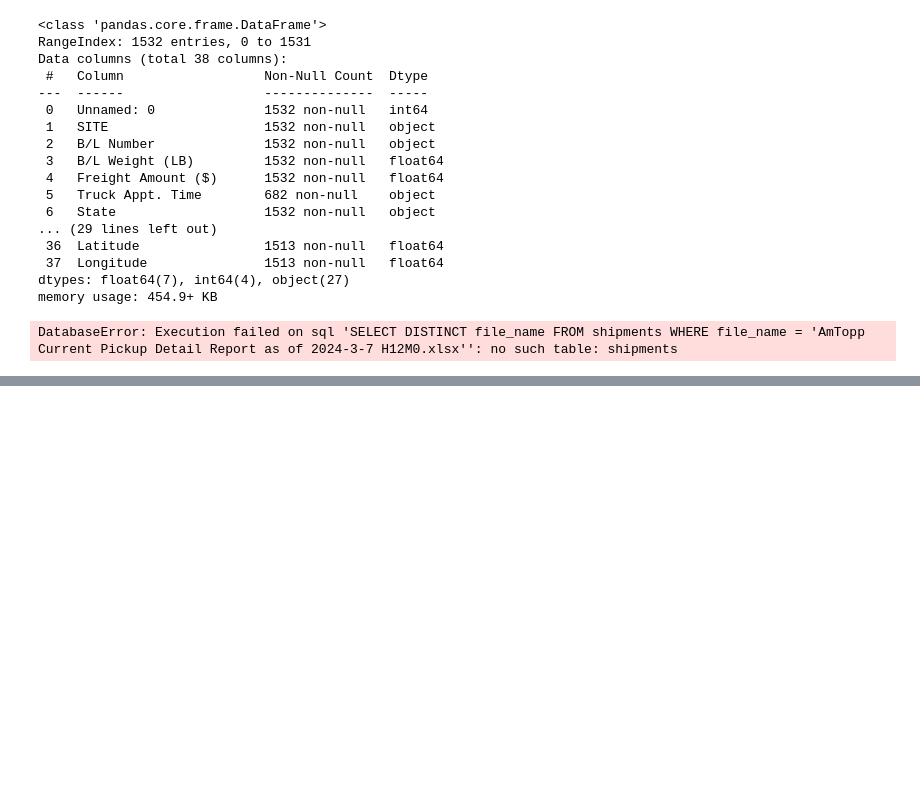
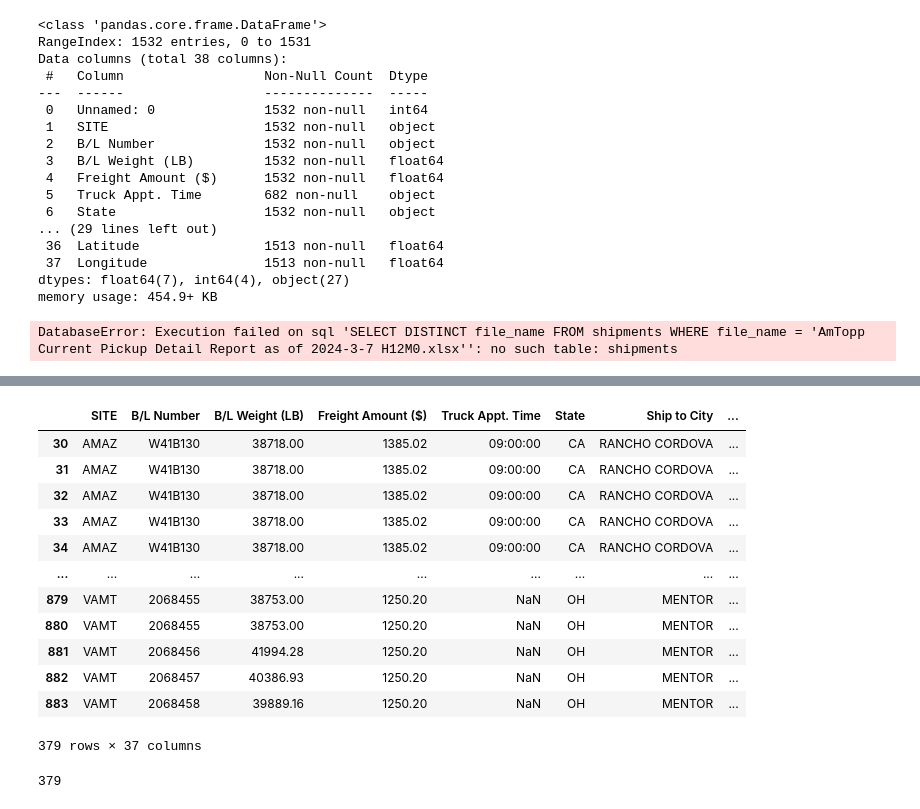
Before and after one commit to TW168/CFP_warship, a Jupyter notebook: google_maps.ipynb, the cells around one changed output, grey strips where cells are left out. Drawn from its saved outputs; the diff is of its cells as text; code cells hidden in the pictures; blank space fills up the shorter version.

```diff
--- a/google_maps.ipynb
+++ b/google_maps.ipynb
@@ -611,6 +611,9 @@ def process_excel_data_x(file_path):
     # Merge the lat_lng data with your original DataFrame
     df = pd.merge(df, lat_lng_df, left_on=['State', 'Ship to City'], right_on=['State', 'City'], how='left')
 
+    no_ship_df = df[df['Truck Appointment Date'].isnull()]
+
+
     # Check for existing records with the same file_name
     # existing_query = f"SELECT DISTINCT file_name FROM shipments WHERE file_name = '{file_name}'"
 
@@ -621,17 +624,15 @@ def process_excel_data_x(file_path):
 
     # # Insert new records into the shipments table
     df.to_sql('shipments', conn, index=False, if_exists='append')
+    no_ship_df.to_sql('no_ship', conn, index=True, if_exists='replace')
 
     conn.close()
 
 
-
-
-
-    return df
+    return df, no_ship_df
 # %%
 #from utils.process_excel_data import process_excel_data
 
-file = r"C:\Users\TonyW\Downloads\AmTopp Current Pickup Detail Report as of 2024-3-7 H12M0.xlsx"
-df = process_excel_data_x(file)
+file = r"C:\Users\tonyw\Downloads\AmTopp Current Pickup Detail Report as of 2024-3-7 H9M0.xlsx"
+df , result_df = process_excel_data_x(file)
 # %% [output]
@@ -641,0 +656,23 @@ KeyError: 'Ship to City'
+# %%
+result_df
+# %% [output]
+|  | SITE | B/L Number | B/L Weight (LB) | Freight Amount ($) | Truck Appt. Time | State | Ship to City | ... |
+| 30 | AMAZ | W41B130 | 38718.00 | 1385.02 | 09:00:00 | CA | RANCHO CORDOVA | ... |
+| 31 | AMAZ | W41B130 | 38718.00 | 1385.02 | 09:00:00 | CA | RANCHO CORDOVA | ... |
+| 32 | AMAZ | W41B130 | 38718.00 | 1385.02 | 09:00:00 | CA | RANCHO CORDOVA | ... |
+| 33 | AMAZ | W41B130 | 38718.00 | 1385.02 | 09:00:00 | CA | RANCHO CORDOVA | ... |
+| 34 | AMAZ | W41B130 | 38718.00 | 1385.02 | 09:00:00 | CA | RANCHO CORDOVA | ... |
+| ... | ... | ... | ... | ... | ... | ... | ... | ... |
+| 879 | VAMT | 2068455 | 38753.00 | 1250.20 | NaN | OH | MENTOR | ... |
+| 880 | VAMT | 2068455 | 38753.00 | 1250.20 | NaN | OH | MENTOR | ... |
+| 881 | VAMT | 2068456 | 41994.28 | 1250.20 | NaN | OH | MENTOR | ... |
+| 882 | VAMT | 2068457 | 40386.93 | 1250.20 | NaN | OH | MENTOR | ... |
+| 883 | VAMT | 2068458 | 39889.16 | 1250.20 | NaN | OH | MENTOR | ... |
+379 rows × 37 columns
+# %%
+import sqlite3
+
+conn = sqlite3.Connection('ipg.db')
+result_df.to_sql('shipped', conn, index=True, if_exists='append')
+# %% [output]
+379
```
Also changed, not shown: parts of 2 cells of this notebook, 3 other files.
